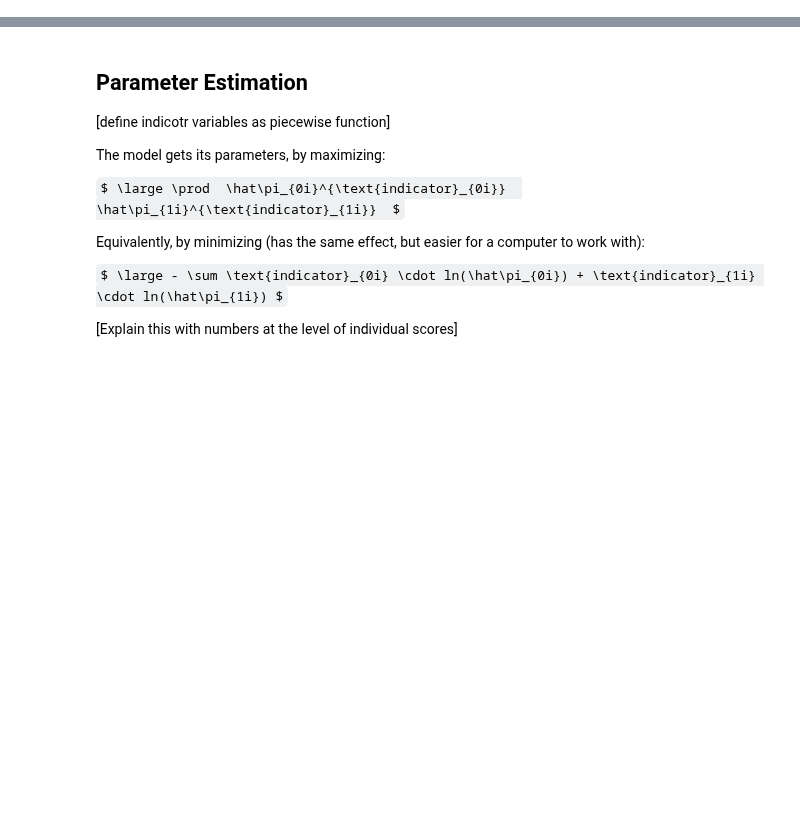
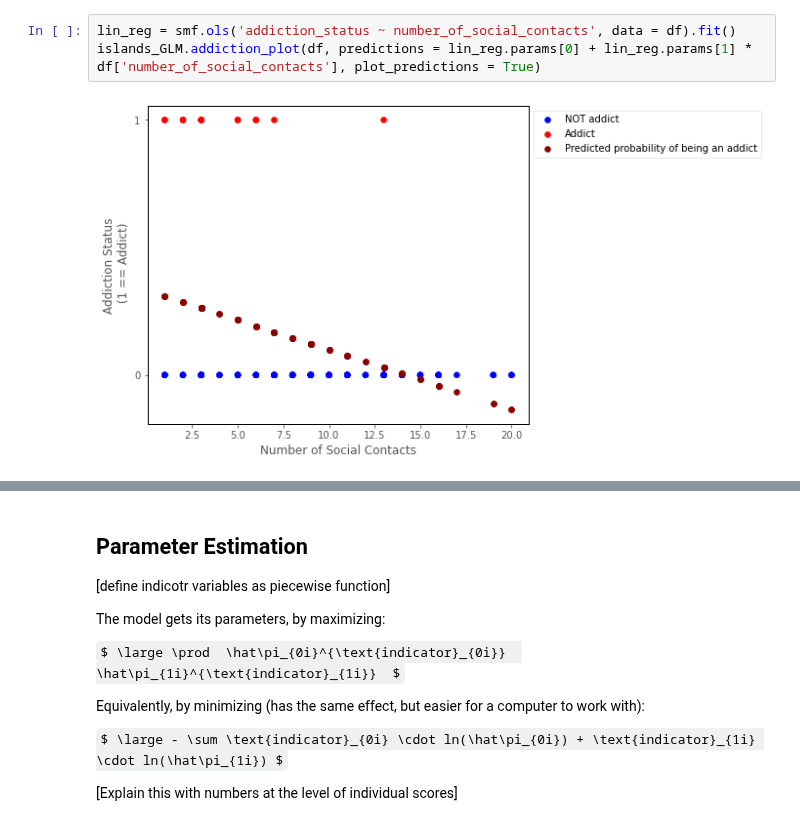
Before and after one commit to pxr687/islands_generalized_linear_models, a Jupyter notebook: 4_binary_logistic_regression.ipynb, the cells around one changed output, grey strips where cells are left out. Drawn from its saved outputs; the diff is of its cells as text; some formulas as TeX source; blank space fills up the shorter version.

```diff
--- a/4_binary_logistic_regression.ipynb
+++ b/4_binary_logistic_regression.ipynb
@@ -17,0 +63,5 @@ We use binary logistic regression when...
+# %%
+lin_reg = smf.ols('addiction_status ~ number_of_social_contacts', data = df).fit()
+islands_GLM.addiction_plot(df, predictions = lin_reg.params[0] + lin_reg.params[1] * df['number_of_social_contacts'], plot_predictions = True)
+# %% [output]
+[figure, added]
```
Also changed, not shown: parts of 23 cells of this notebook, 9 other files.
